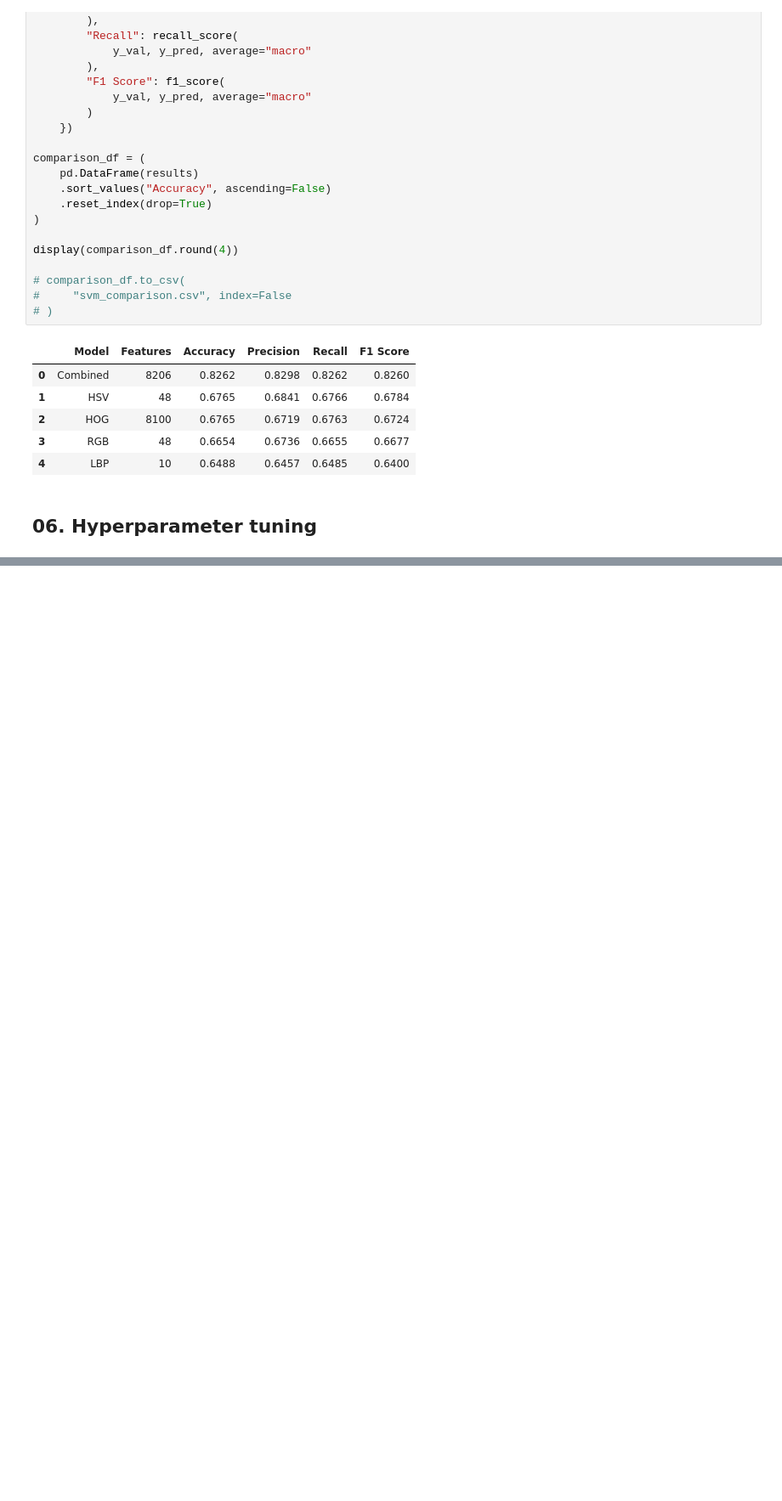
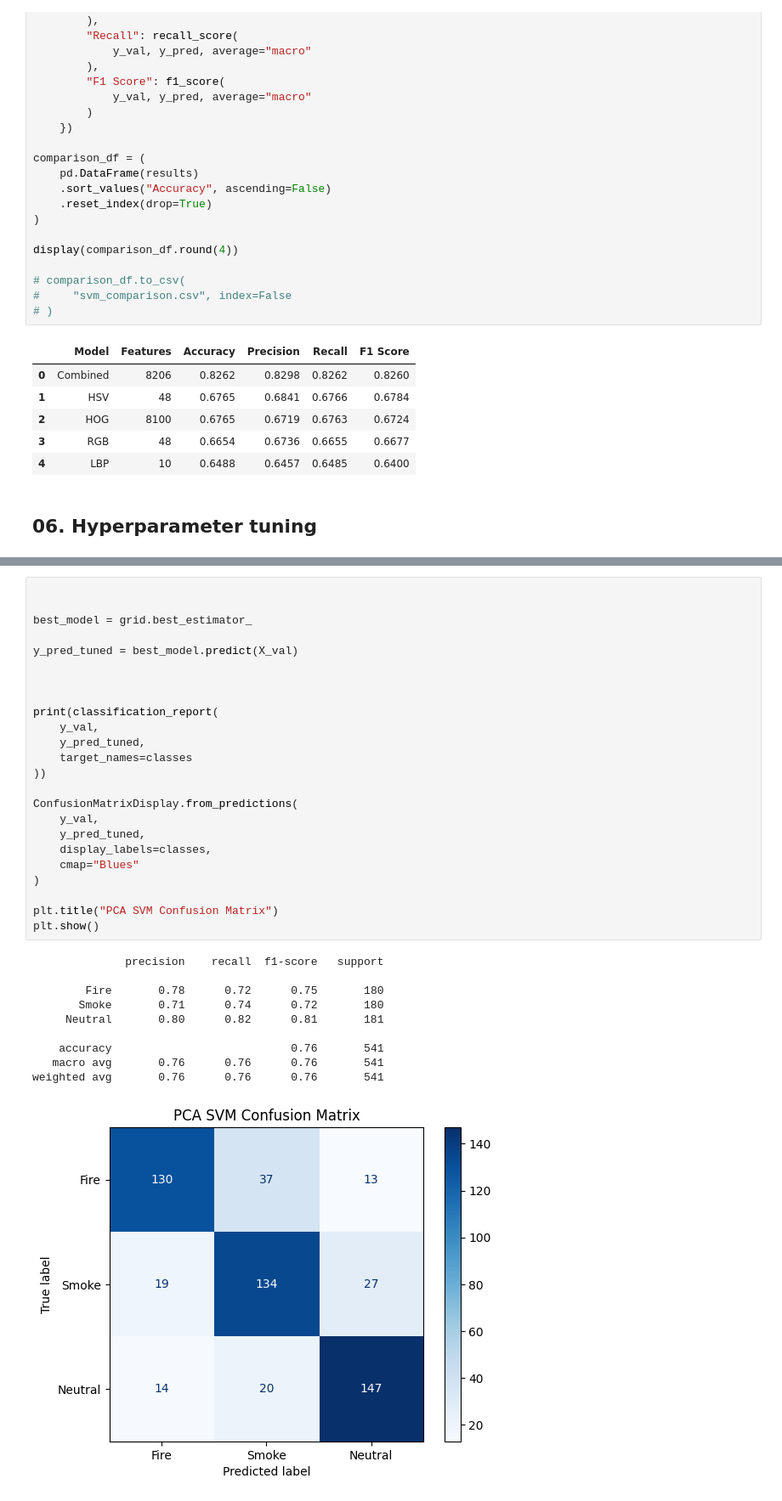
Before and after one commit to sreeramchennakrish/MIDS-281-project, a Jupyter notebook: notebooks/04_classifier_svm.ipynb, the cells around one changed output, grey strips where cells are left out. Shown at 85% size. Saved outputs shown, nothing was run; the diff lists cells and outputs as text; blank space fills up the shorter version.

```diff
--- a/notebooks/04_classifier_svm.ipynb
+++ b/notebooks/04_classifier_svm.ipynb
@@ -411,0 +523,35 @@ display(comparison_df.round(4))
+# %%
+
+
+best_model = grid.best_estimator_
+
+y_pred_tuned = best_model.predict(X_val)
+
+
+
+print(classification_report(
+    y_val,
+    y_pred_tuned,
+    target_names=classes
+))
+
+ConfusionMatrixDisplay.from_predictions(
+    y_val,
+    y_pred_tuned,
+    display_labels=classes,
+    cmap="Blues"
+)
+
+plt.title("PCA SVM Confusion Matrix")
+plt.show()
+# %% [output]
+              precision    recall  f1-score   support
+
+        Fire       0.78      0.72      0.75       180
+       Smoke       0.71      0.74      0.72       180
+     Neutral       0.80      0.82      0.81       181
+
+    accuracy                           0.76       541
+   macro avg       0.76      0.76      0.76       541
+weighted avg       0.76      0.76      0.76       541
+[figure, added]
```
Also changed, not shown: parts of 10 cells of this notebook.
